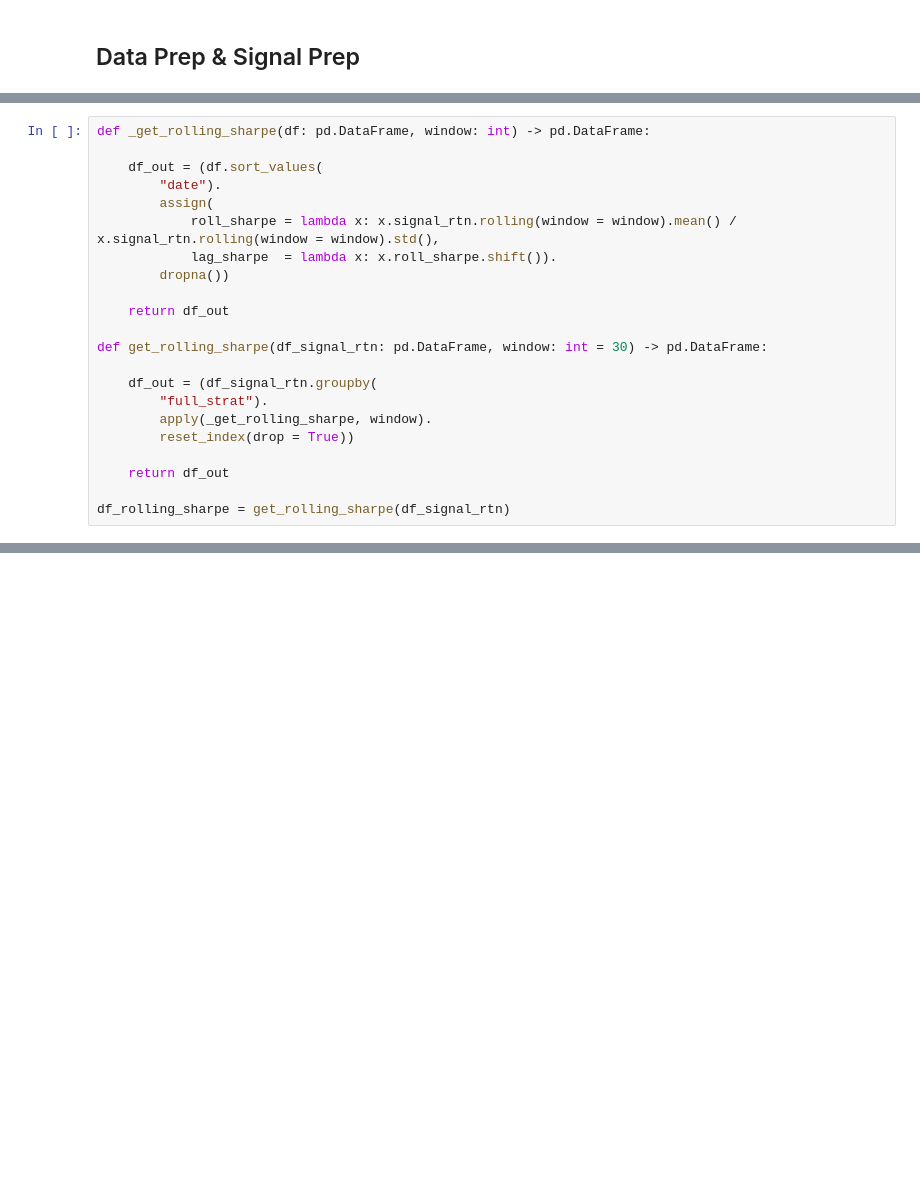
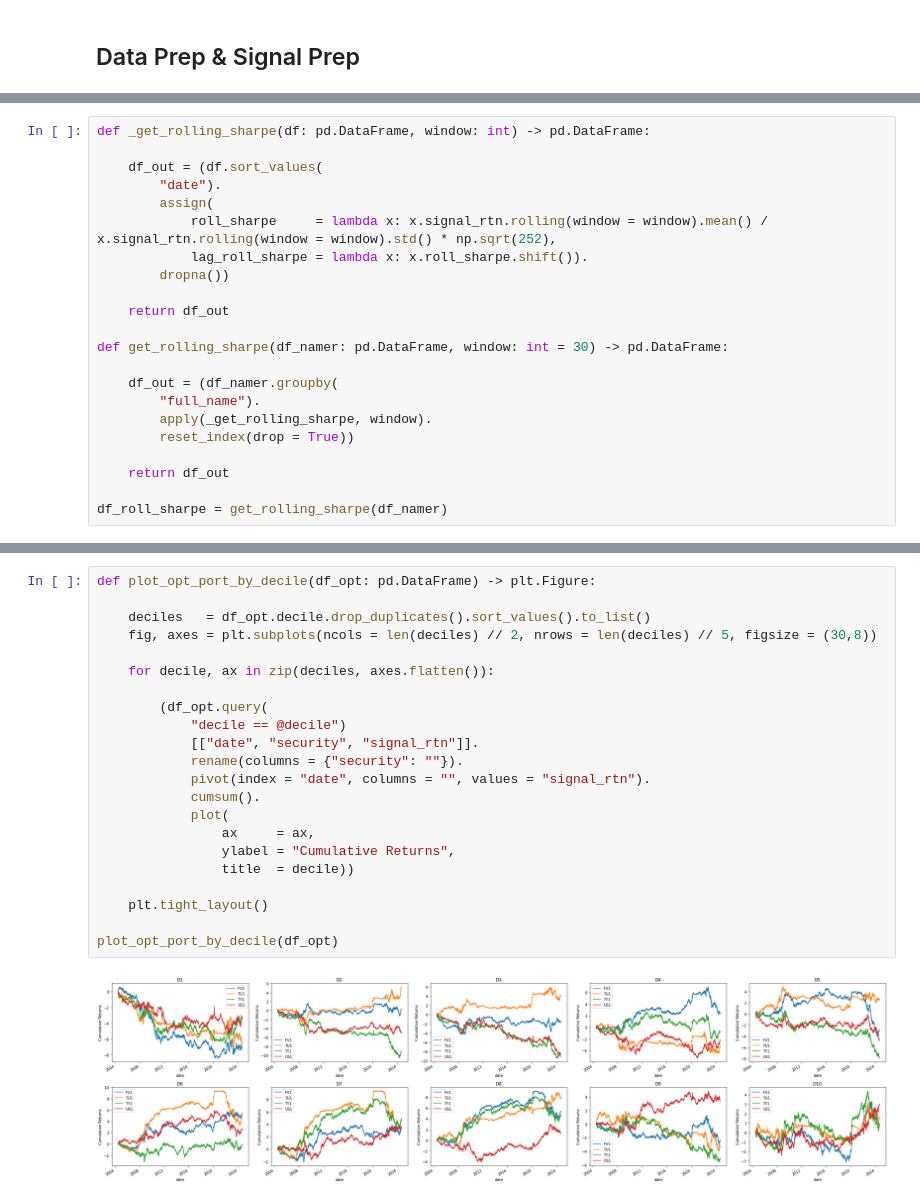
Before and after one commit to diegodalvarez/TrendFollowingPCs, a Jupyter notebook: root/PortfolioAnalysis.ipynb, the cells around one changed output, grey strips where cells are left out. Drawn from its saved outputs; the diff is of its cells as text; blank space fills up the shorter version.

```diff
--- a/root/PortfolioAnalysis.ipynb
+++ b/root/PortfolioAnalysis.ipynb
@@ -189,19 +112,19 @@ def _get_rolling_sharpe(df: pd.DataFrame, window: int) -> pd.DataFrame:
     df_out = (df.sort_values(
         "date").
         assign(
-            roll_sharpe = lambda x: x.signal_rtn.rolling(window = window).mean() / x.signal_rtn.rolling(window = window).std(),
-            lag_sharpe  = lambda x: x.roll_sharpe.shift()).
+            roll_sharpe     = lambda x: x.signal_rtn.rolling(window = window).mean() / x.signal_rtn.rolling(window = window).std() * np.sqrt(252),
+            lag_roll_sharpe = lambda x: x.roll_sharpe.shift()).
         dropna())
 
     return df_out
 
-def get_rolling_sharpe(df_signal_rtn: pd.DataFrame, window: int = 30) -> pd.DataFrame:
+def get_rolling_sharpe(df_namer: pd.DataFrame, window: int = 30) -> pd.DataFrame:
 
-    df_out = (df_signal_rtn.groupby(
-        "full_strat").
+    df_out = (df_namer.groupby(
+        "full_name").
         apply(_get_rolling_sharpe, window).
         reset_index(drop = True))
 
     return df_out
 
-df_rolling_sharpe = get_rolling_sharpe(df_signal_rtn)
+df_roll_sharpe = get_rolling_sharpe(df_namer)
@@ -250,0 +241,24 @@ C:\Users\Diego\Desktop\app_prod\research\TrendFollowingPCs\root
+# %%
+def plot_opt_port_by_decile(df_opt: pd.DataFrame) -> plt.Figure:
+
+    deciles   = df_opt.decile.drop_duplicates().sort_values().to_list()
+    fig, axes = plt.subplots(ncols = len(deciles) // 2, nrows = len(deciles) // 5, figsize = (30,8))
+
+    for decile, ax in zip(deciles, axes.flatten()):
+
+        (df_opt.query(
+            "decile == @decile")
+            [["date", "security", "signal_rtn"]].
+            rename(columns = {"security": ""}).
+            pivot(index = "date", columns = "", values = "signal_rtn").
+            cumsum().
+            plot(
+                ax     = ax,
+                ylabel = "Cumulative Returns",
+                title  = decile))
+
+    plt.tight_layout()
+
+plot_opt_port_by_decile(df_opt)
+# %% [output]
+[figure, added]
```
Also changed, not shown: parts of 20 cells of this notebook, 1 other file.
